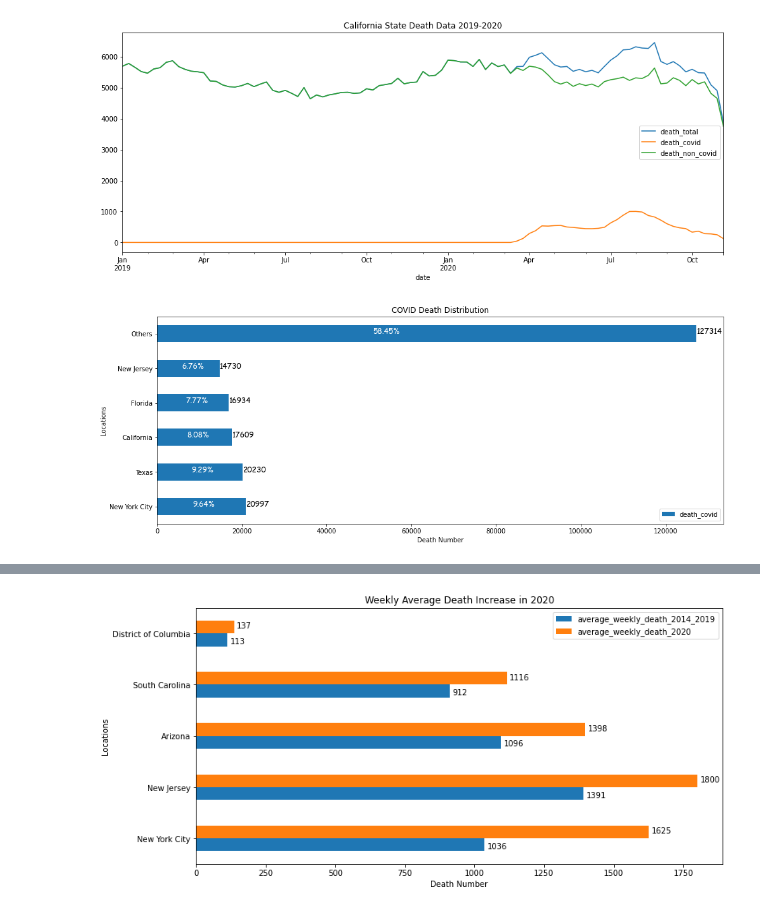
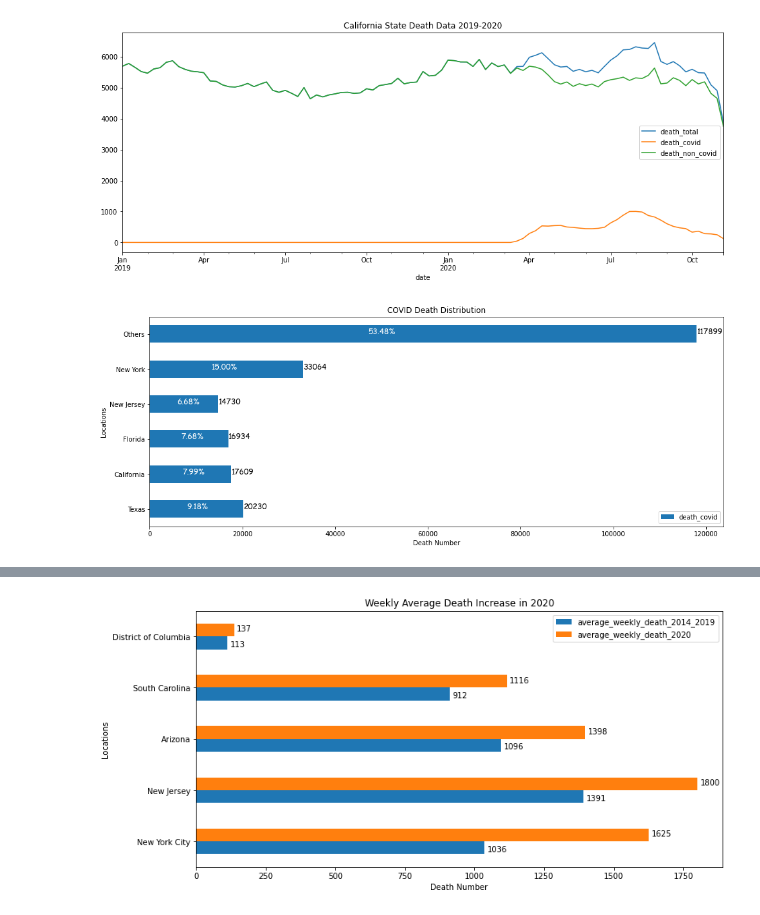
Before and after one commit to ITWSDataScience/Exploration-of-Number-of-Deaths-Due-to-COVID19-in-USA_2020, a Jupyter notebook: present.ipynb, the cells around one changed output, grey strips where cells are left out. Saved outputs shown, nothing was run; the diff lists cells and outputs as text; code cells hidden in the pictures.

```diff
--- a/present.ipynb
+++ b/present.ipynb
@@ -131,17 +131,20 @@ data[(data.index > '2019-01-01') & ((data["location"] == "California"))].plot(fi
 # %%
 # View 3 - COVID Death Distribution
 death_sum = data.loc[data["location"] != "United States", ["location", "death_covid"]].groupby("location").sum().sort_values("death_covid", ascending=False)
+death_sum_ny = death_sum[(death_sum.index == "New York City") | (death_sum.index == "New York")].sum()
+death_sum.at["New York", "death_covid"] = death_sum_ny
+death_sum = death_sum.drop(["New York City"])
 death_sum_top = death_sum.iloc[0:5]
 death_sum_other = death_sum.iloc[6:].sum()
 death_sum_other = death_sum_other.rename("Others")
 death_sum_top = death_sum_top.append(death_sum_other)
 total = death_sum_top.sum()[0]
 fig, axs = plt.subplots(figsize=(16, 6))
 death_sum_top.plot.barh(ax=axs, title="COVID Death Distribution")
 axs.set_ylabel("Locations")
 axs.set_xlabel("Death Number")
 for index, value in enumerate(death_sum_top["death_covid"]):
     plt.text(value, index,  s=f"{value}", color="black", fontname='Comic Sans MS', fontsize=12)
     plt.text(value * 0.4, index, s="{0:.2f}%".format(value / total * 100), color="white", fontname='Comic Sans MS', fontsize=12)
 # %% [output]
-[figure, old version]
+[figure, new version]
```
Also changed, not shown: parts of 3 cells of this notebook, 4 other files.
